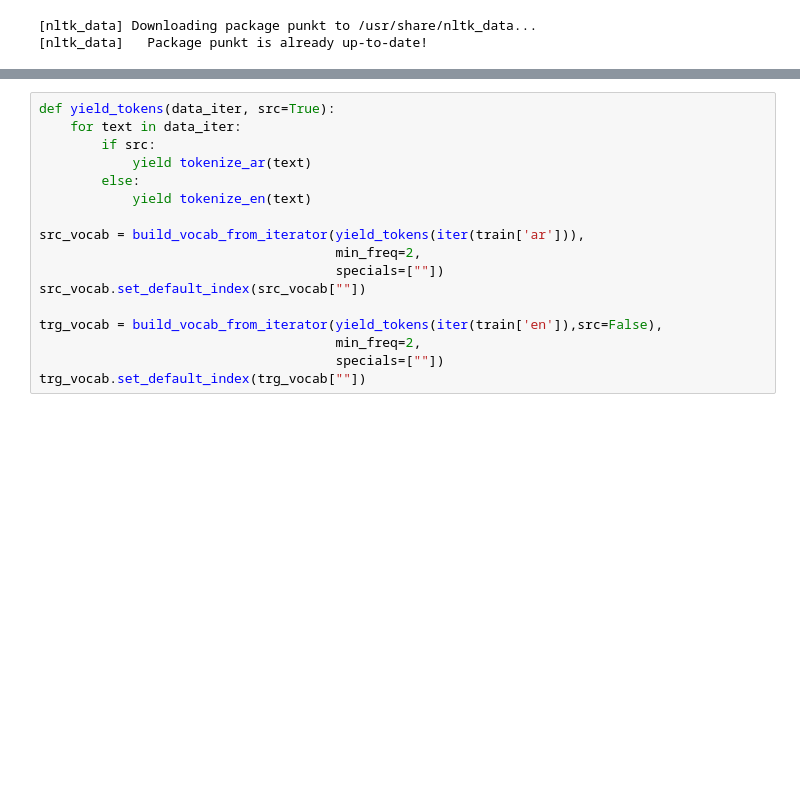
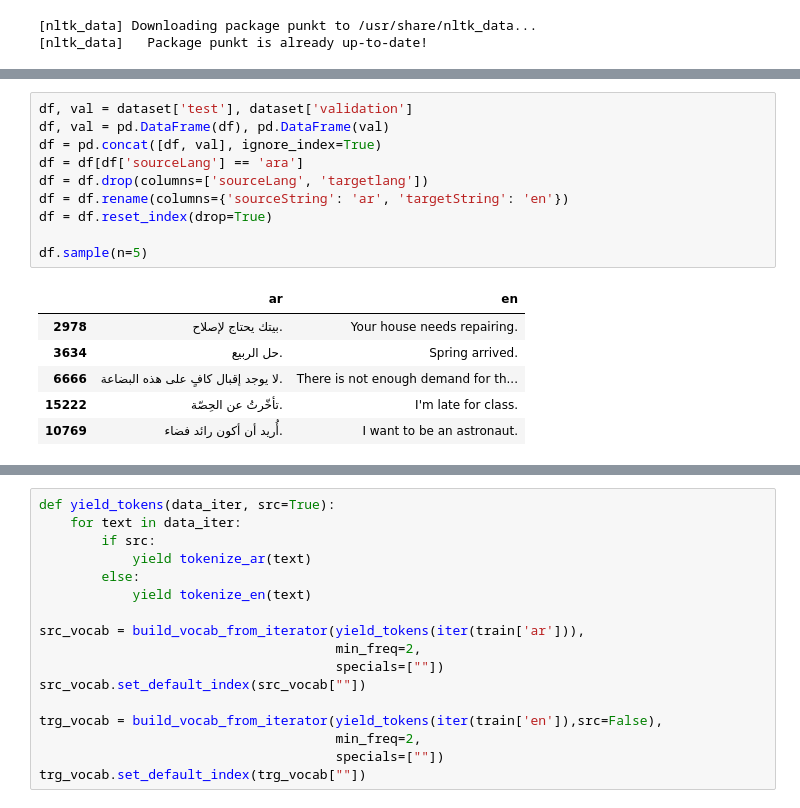
Before and after one commit to KhalidRizk/seq2seq-nmt, a Jupyter notebook: notebook.ipynb, the cells around one changed output, grey strips where cells are left out. Drawn from its saved outputs; the diff is of its cells as text; blank space fills up the shorter version.

```diff
--- a/notebook.ipynb
+++ b/notebook.ipynb
@@ -182,0 +84,17 @@ df['en'] = df['en'].progress_apply(replace_abbreviations)
+# %%
+df, val = dataset['test'], dataset['validation']
+df, val = pd.DataFrame(df), pd.DataFrame(val)
+df = pd.concat([df, val], ignore_index=True)
+df = df[df['sourceLang'] == 'ara']
+df = df.drop(columns=['sourceLang', 'targetlang'])
+df = df.rename(columns={'sourceString': 'ar', 'targetString': 'en'})
+df = df.reset_index(drop=True)
+
+df.sample(n=5)
+# %% [output]
+|  | ar | en |
+| 2978 | بيتك يحتاج لإصلاح. | Your house needs repairing. |
+| 3634 | حل الربيع. | Spring arrived. |
+| 6666 | لا يوجد إقبال كافٍ على هذه البضاعة. | There is not enough demand for th... |
+| 15222 | تأخّرتُ عن الحِصّة. | I'm late for class. |
+| 10769 | أُريد أن أكون رائد فضاء. | I want to be an astronaut. |
```
Also changed, not shown: parts of 42 cells of this notebook, 2 other files.
